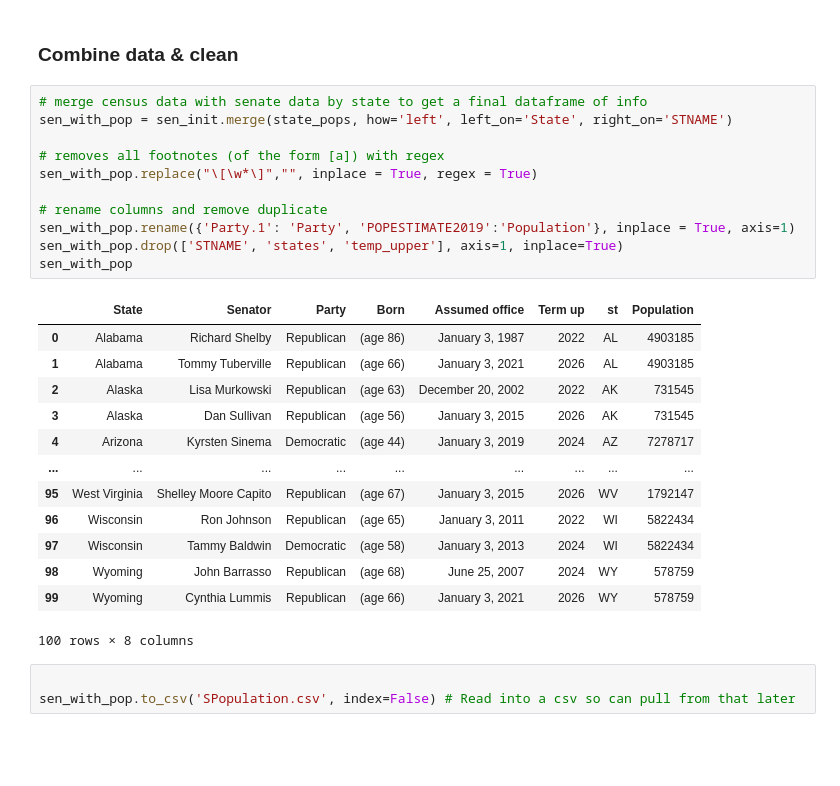
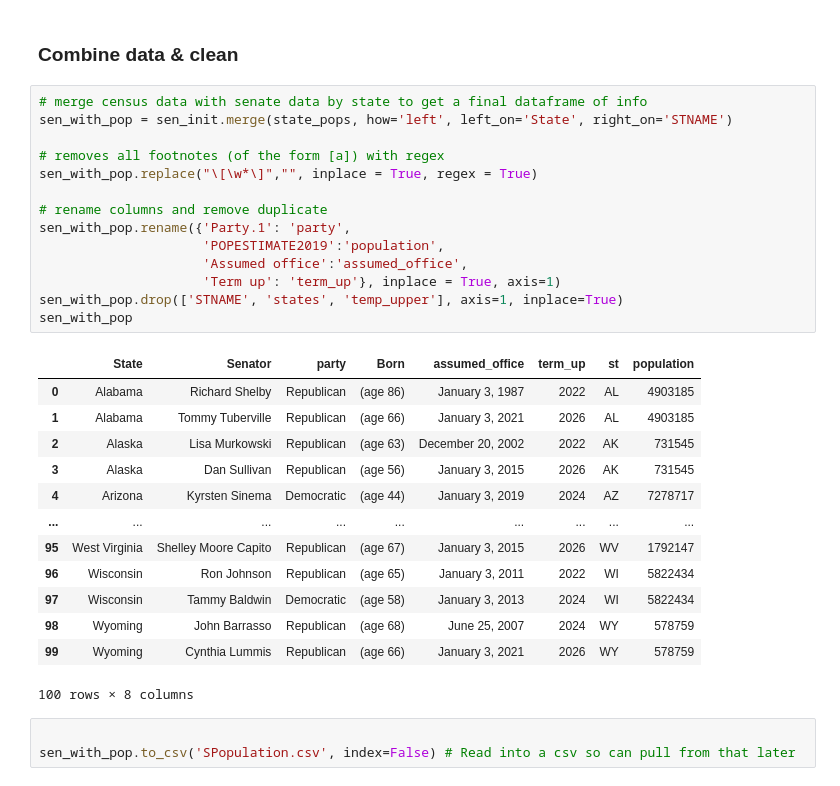
Before and after one commit to isabelle-sanford/senate-analysis, a Jupyter notebook: Resources/CleanPopulationData.ipynb, the cells around one changed output. Cells and saved outputs as stored; diff of their text form; blank space fills up the shorter version.

```diff
--- a/Resources/CleanPopulationData.ipynb
+++ b/Resources/CleanPopulationData.ipynb
@@ -79,16 +79,19 @@ See the caveats in the documentation: https://pandas.pydata.org/pandas-docs/stab
 # %%
 # merge census data with senate data by state to get a final dataframe of info
 sen_with_pop = sen_init.merge(state_pops, how='left', left_on='State', right_on='STNAME')
 
 # removes all footnotes (of the form [a]) with regex
 sen_with_pop.replace("\[\w*\]","", inplace = True, regex = True)
 
 # rename columns and remove duplicate
-sen_with_pop.rename({'Party.1': 'Party', 'POPESTIMATE2019':'Population'}, inplace = True, axis=1)
+sen_with_pop.rename({'Party.1': 'party',
+                     'POPESTIMATE2019':'population',
+                     'Assumed office':'assumed_office',
+                     'Term up': 'term_up'}, inplace = True, axis=1)
 sen_with_pop.drop(['STNAME', 'states', 'temp_upper'], axis=1, inplace=True)
 sen_with_pop
 # %% [output]
-|  | State | Senator | Party | Born | Assumed office | Term up | st | Population |
+|  | State | Senator | party | Born | assumed_office | term_up | st | population |
 | 0 | Alabama | Richard Shelby | Republican | (age 86) | January 3, 1987 | 2022 | AL | 4903185 |
 | 1 | Alabama | Tommy Tuberville | Republican | (age 66) | January 3, 2021 | 2026 | AL | 4903185 |
 | 2 | Alaska | Lisa Murkowski | Republican | (age 63) | December 20, 2002 | 2022 | AK | 731545 |
```
Also changed, not shown: 9 other files.
